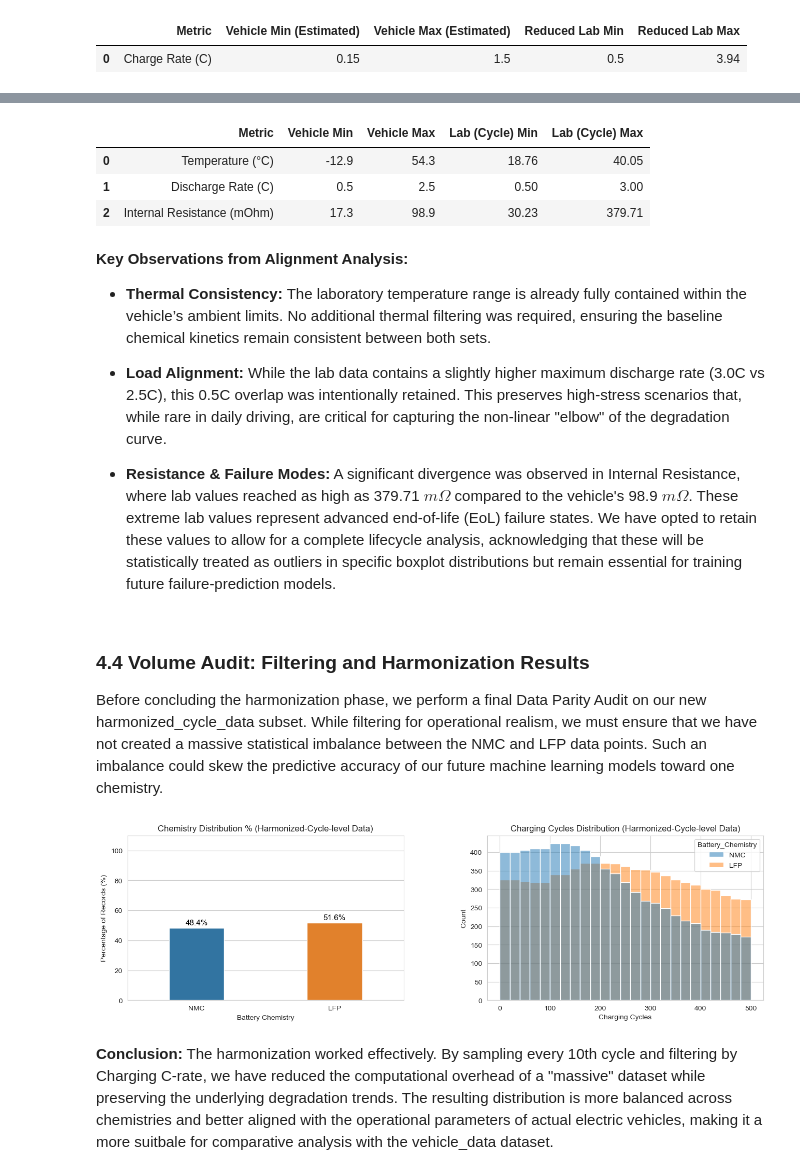
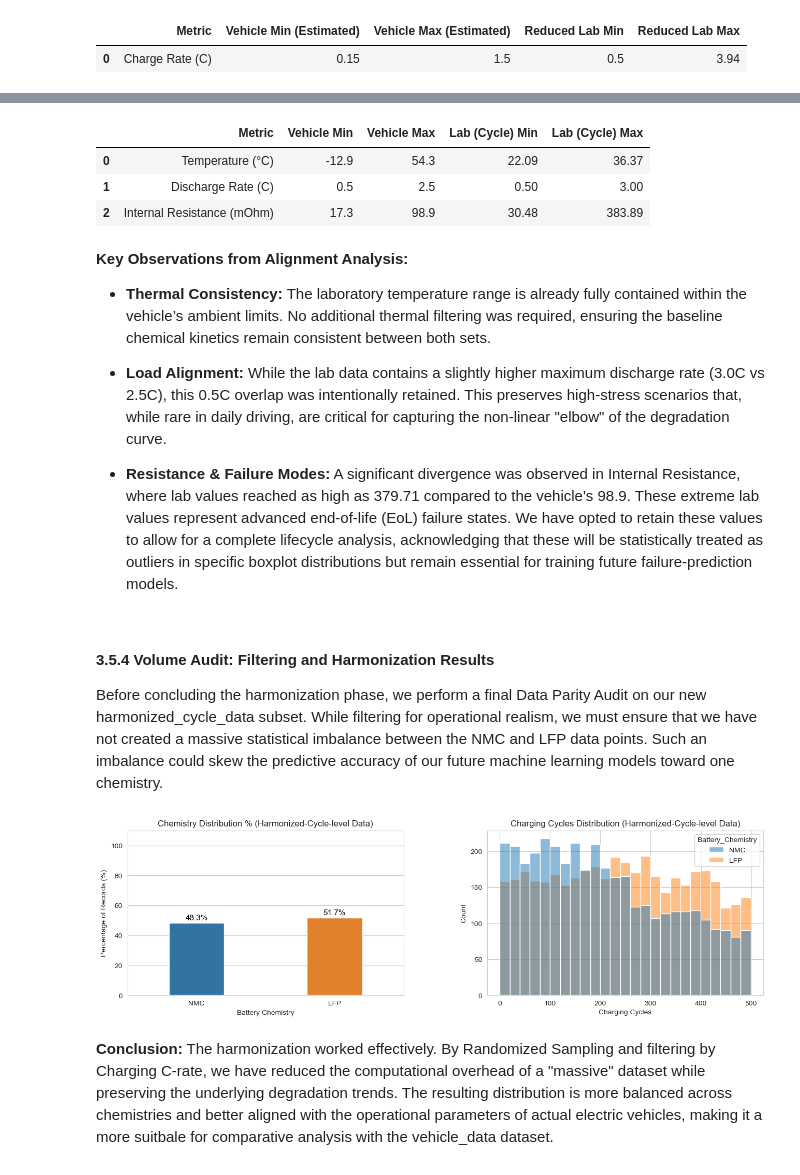
Before and after one commit to Ivan-Pelovski/Data-Science, a Jupyter notebook: NMC-vs-LFP.ipynb, the cells around one changed output, grey strips where cells are left out. Saved outputs shown, nothing was run; the diff lists cells and outputs as text; code cells hidden in the pictures.

Commit message:
Refined the data reduction methodology, incorporated degradation trend analysis for the lab cycle data, and updated chapter titles for clarity

```diff
--- a/NMC-vs-LFP.ipynb
+++ b/NMC-vs-LFP.ipynb
@@ -396,8 +404,9 @@ Since the cycle_data tracks every individual charge-discharge event, the volume
 # %%
-# 1. Create filtered_cycle_data by sampling every 10th cycle
-reduced_cycle_data = cycle_data[cycle_data['Charging_Cycles'] % 10 == 0].copy()
+# Randomly sample 5% of the data
+reduced_cycle_data = cycle_data.sample(frac=0.05, random_state=42).copy()
 
-# 2. Validation of the new dataset size
+reduced_cycle_data = reduced_cycle_data.sort_values(['Battery_Chemistry', 'Charging_Cycles'])
+
 print(f"Original Lab Samples: {len(cycle_data)}")
 print(f"Reduced Lab Samples: {len(reduced_cycle_data)}")
 print(f"Reduction: {100 * (1 - len(reduced_cycle_data)/len(cycle_data)):.2f}% of data removed")
@@ -545,9 +554,9 @@ comparison_data = comparison_data.round(2)
 display(comparison_data)
 # %% [output]
 |  | Metric | Vehicle Min | Vehicle Max | Lab (Cycle) Min | Lab (Cycle) Max |
-| 0 | Temperature (°C) | -12.9 | 54.3 | 18.76 | 40.05 |
+| 0 | Temperature (°C) | -12.9 | 54.3 | 22.09 | 36.37 |
 | 1 | Discharge Rate (C) | 0.5 | 2.5 | 0.50 | 3.00 |
-| 2 | Internal Resistance (mOhm) | 17.3 | 98.9 | 30.23 | 379.71 |
+| 2 | Internal Resistance (mOhm) | 17.3 | 98.9 | 30.48 | 383.89 |
 # %% [markdown]
 **Key Observations from Alignment Analysis:**
 
@@ -555,41 +564,42 @@ display(comparison_data)
 
 * **Load Alignment:** While the lab data contains a slightly higher maximum discharge rate (3.0C vs 2.5C), this 0.5C overlap was intentionally retained. This preserves high-stress scenarios that, while rare in daily driving, are critical for capturing the non-linear "elbow" of the degradation curve.
 
-* **Resistance & Failure Modes:** A significant divergence was observed in Internal Resistance, where lab values reached as high as 379.71 $m\Omega$ compared to the vehicle's 98.9 $m\Omega$. These extreme lab values represent advanced end-of-life (EoL) failure states. We have opted to retain these values to allow for a complete lifecycle analysis, acknowledging that these will be statistically treated as outliers in specific boxplot distributions but remain essential for training future failure-prediction models.
+* **Resistance & Failure Modes:** A significant divergence was observed in Internal Resistance, where lab values reached as high as 379.71
+ compared to the vehicle's 98.9. These extreme lab values represent advanced end-of-life (EoL) failure states. We have opted to retain these values to allow for a complete lifecycle analysis, acknowledging that these will be statistically treated as outliers in specific boxplot distributions but remain essential for training future failure-prediction models.
 # %% [markdown]
-### 4.4 Volume Audit: Filtering and Harmonization Results
+#### 3.5.4 Volume Audit: Filtering and Harmonization Results
 Before concluding the harmonization phase, we perform a final Data Parity Audit on our new harmonized_cycle_data subset. While filtering for operational realism, we must ensure that we have not created a massive statistical imbalance between the NMC and LFP data points. Such an imbalance could skew the predictive accuracy of our future machine learning models toward one chemistry.
 # %%
 fig, axes = plt.subplots(1, 2, figsize=(15, 6))
 
 # 1. Percentage Distribution (Cycle-level)
 cycle_dist = harmonized_cycle_data['Battery_Chemistry'].value_counts(normalize=True).mul(100).reset_index()
 cycle_dist.columns = ['Battery_Chemistry', 'Percentage']
 
 ax1 = sns.barplot(ax=axes[0], data=cycle_dist, x='Battery_Chemistry', y='Percentage',
                   palette=chem_palette, hue='Battery_Chemistry', legend=False,
                   width=0.4, order=chem_order)
 
 axes[0].set_title('Chemistry Distribution % (Harmonized-Cycle-level Data)')
 axes[0].set_xlabel(chem_axis_label)
 axes[0].set_ylabel('Percentage of Records (%)')
 axes[0].set_ylim(0, 110)
 
 for p in ax1.patches:
     ax1.annotate(f'{p.get_height():.1f}%', (p.get_x() + p.get_width() / 2., p.get_height()),
                  ha='center', va='center', fontsize=11, color='black', xytext=(0, 7),
                  textcoords='offset points')
 
 # 2. Cycle Distribution (Cycle-level)
 sns.histplot(ax=axes[1], data=harmonized_cycle_data, x='Charging_Cycles', hue='Battery_Chemistry',
-             palette=chem_palette, hue_order=chem_order, binwidth=20, binrange=(0, 500))
+             palette=chem_palette, hue_order=chem_order, bins=25)
 
 axes[1].set_title(f'{cycle_label} Distribution (Harmonized-Cycle-level Data)')
 axes[1].set_xlabel(cycle_label)
 
 plt.tight_layout(pad=8)
 plt.show()
 # %% [output]
-[figure, old version]
+[figure, new version]
 # %% [markdown]
-**Conclusion:** The harmonization worked effectively. By sampling every 10th cycle and filtering by Charging C-rate, we have reduced the computational overhead of a "massive" dataset while preserving the underlying degradation trends. The resulting distribution is more balanced across chemistries and better aligned with the operational parameters of actual electric vehicles, making it a more suitbale for comparative analysis with the vehicle_data dataset.
+**Conclusion:** The harmonization worked effectively. By Randomized Sampling and filtering by Charging C-rate, we have reduced the computational overhead of a "massive" dataset while preserving the underlying degradation trends. The resulting distribution is more balanced across chemistries and better aligned with the operational parameters of actual electric vehicles, making it a more suitbale for comparative analysis with the vehicle_data dataset.
```
Also changed, not shown: parts of 11 cells of this notebook.
